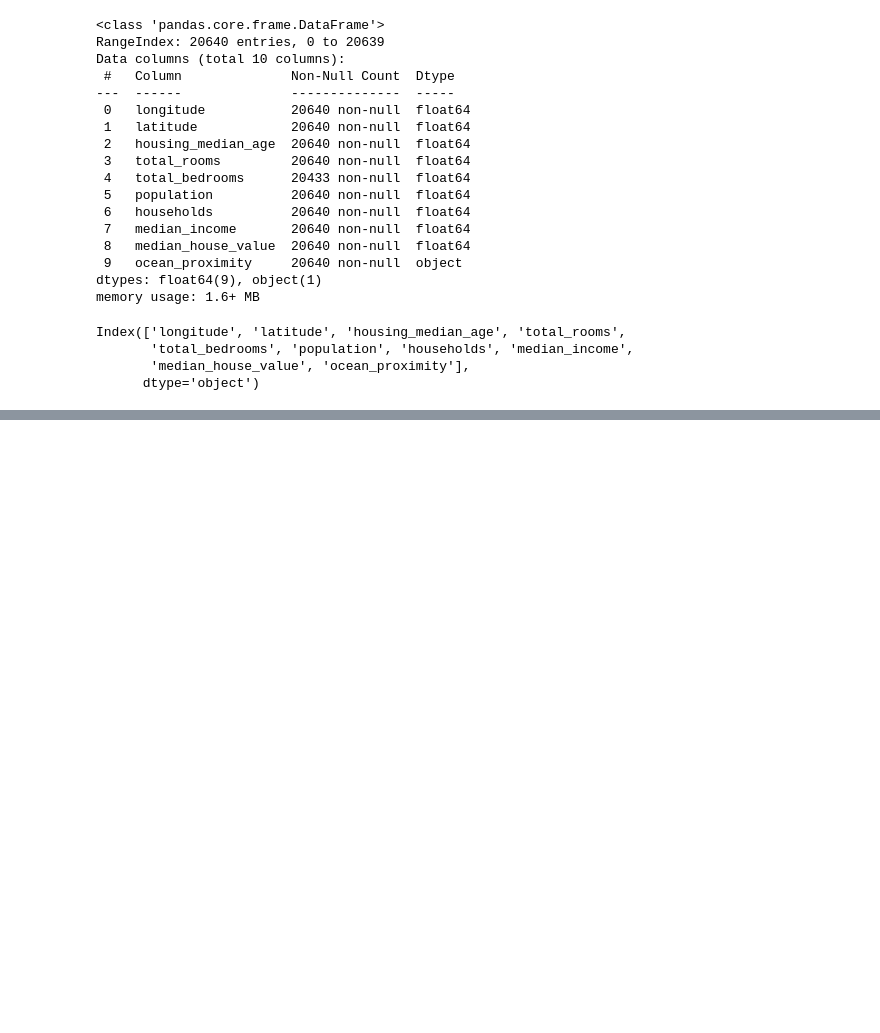
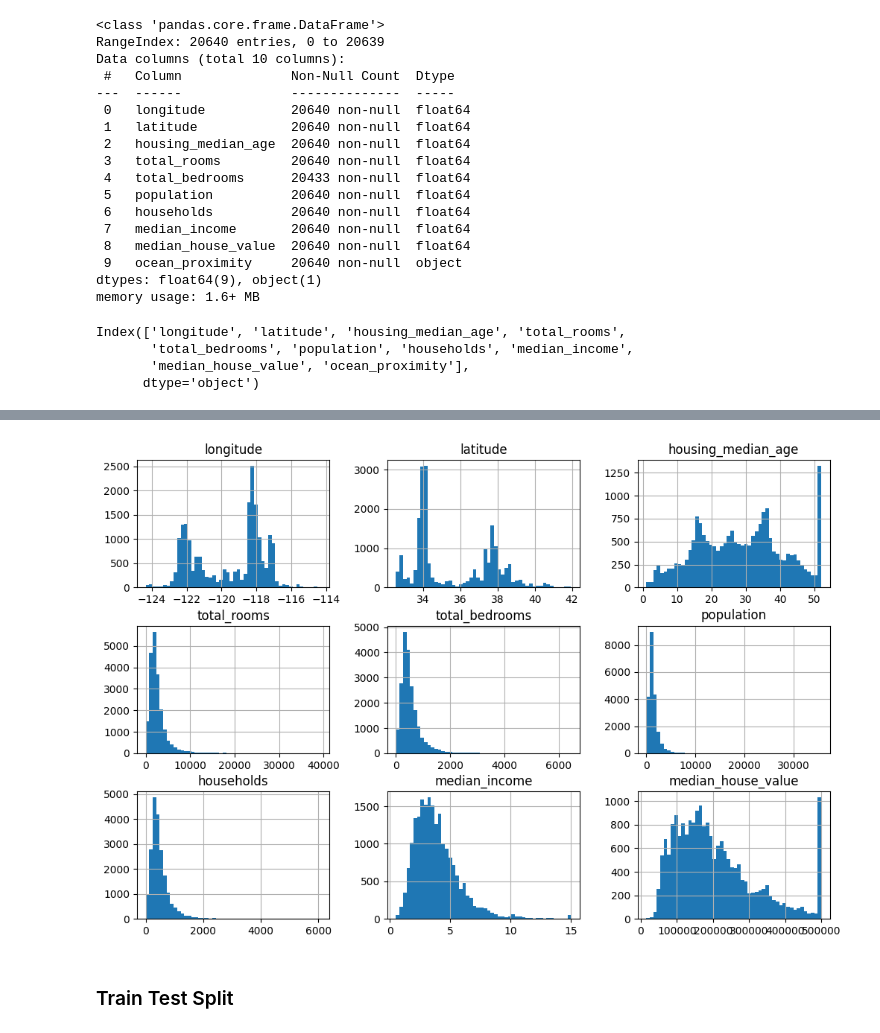
Before and after one commit to MertHasanAslan/Hands-On-Machine-Learning-with-Scikit-Learn-Keras-and-TensorFlow, a Jupyter notebook: main.ipynb, the cells around one changed output, grey strips where cells are left out. Cells and saved outputs as stored; diff of their text form; code cells hidden in the pictures; blank space fills up the shorter version.

```diff
--- a/main.ipynb
+++ b/main.ipynb
@@ -60,0 +90,7 @@ Index(['longitude', 'latitude', 'housing_median_age', 'total_rooms',
+# %%
+housing.hist(bins=50, figsize=(12,8))
+plt.show()
+# %% [output]
+[figure, added]
+# %% [markdown]
+### Train Test Split
```
Also changed, not shown: parts of 10 cells of this notebook.
